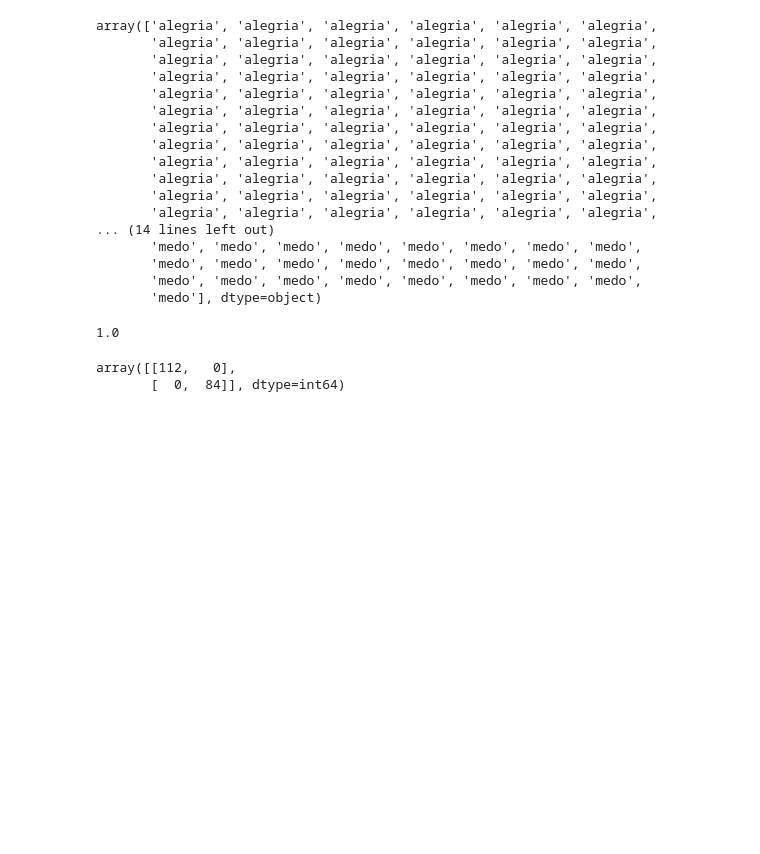
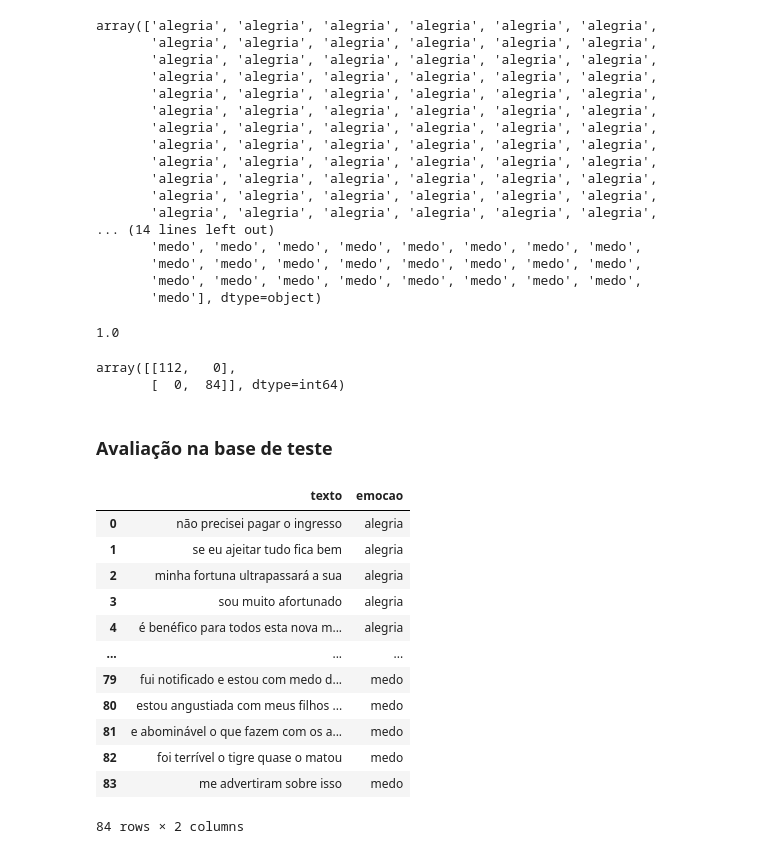
Before and after one commit to Joao-Inacio/IA_e_Machine_Learning, a Jupyter notebook: 1.2-Processamento_de_Linguagem_Natural/Classificacao_Texto_Twitter.ipynb, the cells around one changed output. Saved outputs shown, nothing was run; the diff lists cells and outputs as text; code cells hidden in the pictures; blank space fills up the shorter version.

Commit message:
Testando com a base de teste

```diff
--- a/1.2-Processamento_de_Linguagem_Natural/Classificacao_Texto_Twitter.ipynb
+++ b/1.2-Processamento_de_Linguagem_Natural/Classificacao_Texto_Twitter.ipynb
@@ -411,3 +411,23 @@ cm
 # %% [output]
 array([[112,   0],
        [  0,  84]], dtype=int64)
+# %% [markdown]
+### Avaliação na base de teste
+# %%
+# Base de teste
+bd_teste = pd.read_csv('./data/base_teste.txt', encoding='utf-8')
+bd_teste
+# %% [output]
+|  | texto | emocao |
+| 0 | não precisei pagar o ingresso | alegria |
+| 1 | se eu ajeitar tudo fica bem | alegria |
+| 2 | minha fortuna ultrapassará a sua | alegria |
+| 3 | sou muito afortunado | alegria |
+| 4 | é benéfico para todos esta nova m... | alegria |
+| ... | ... | ... |
+| 79 | fui notificado e estou com medo d... | medo |
+| 80 | estou angustiada com meus filhos ... | medo |
+| 81 | e abominável o que fazem com os a... | medo |
+| 82 | foi terrível o tigre quase o matou | medo |
+| 83 | me advertiram sobre isso | medo |
+84 rows × 2 columns
```
Also changed, not shown: parts of 11 cells of this notebook, 3 other files.
